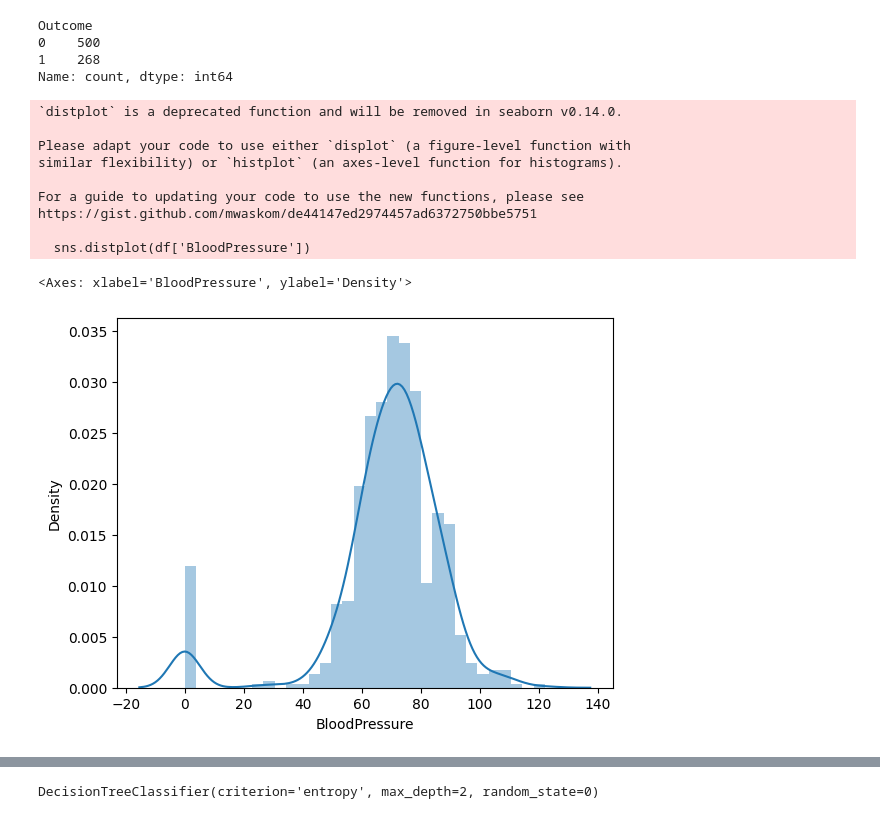
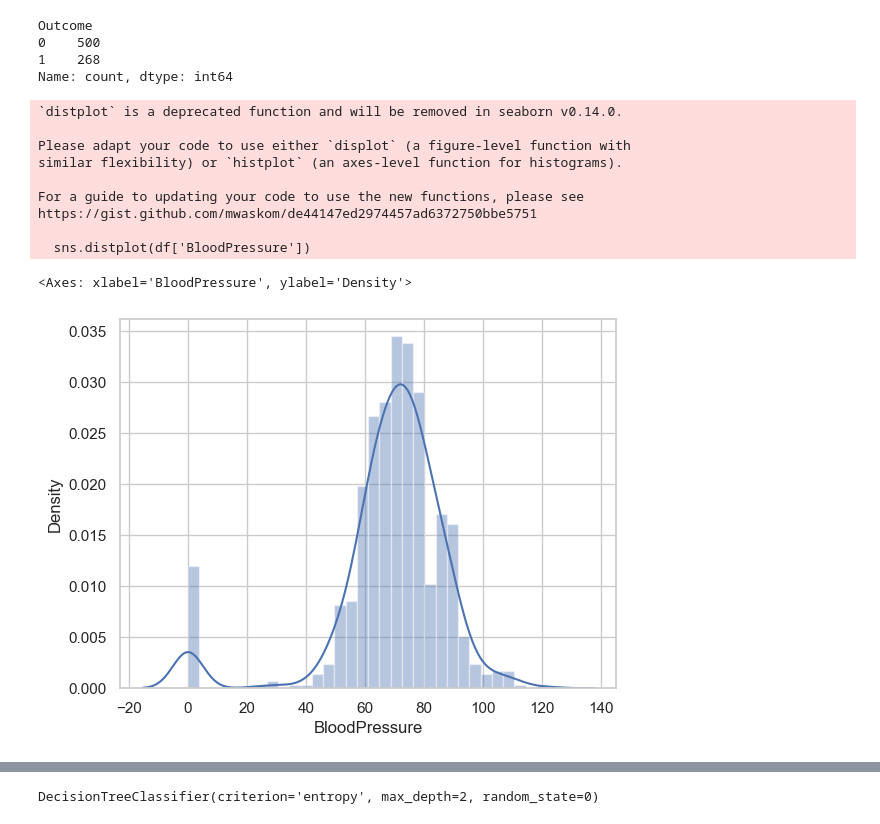
Before and after one commit to Hasmire/Lab-Exercise-2-Decision-Trees, a Jupyter notebook: v1.ipynb, the cells around one changed output, grey strips where cells are left out. Saved outputs shown, nothing was run; the diff lists cells and outputs as text; code cells hidden in the pictures.

```diff
--- a/v1.ipynb
+++ b/v1.ipynb
@@ -40,19 +40,21 @@ Outcome
 1    268
 Name: count, dtype: int64
 # %%
+sns.set(style="whitegrid")
+
 sns.distplot(df['BloodPressure'])
 # %% [output]
 `distplot` is a deprecated function and will be removed in seaborn v0.14.0.
 
 Please adapt your code to use either `displot` (a figure-level function with
 similar flexibility) or `histplot` (an axes-level function for histograms).
 
 For a guide to updating your code to use the new functions, please see
 https://gist.github.com/mwaskom/de44147ed2974457ad6372750bbe5751
 
   sns.distplot(df['BloodPressure'])
 <Axes: xlabel='BloodPressure', ylabel='Density'>
-[figure, old version]
+[figure, new version]
 # %%
 sns.distplot(df['SkinThickness'])
 # %% [output]
```
Also changed, not shown: parts of 5 cells of this notebook, 3 other files.
